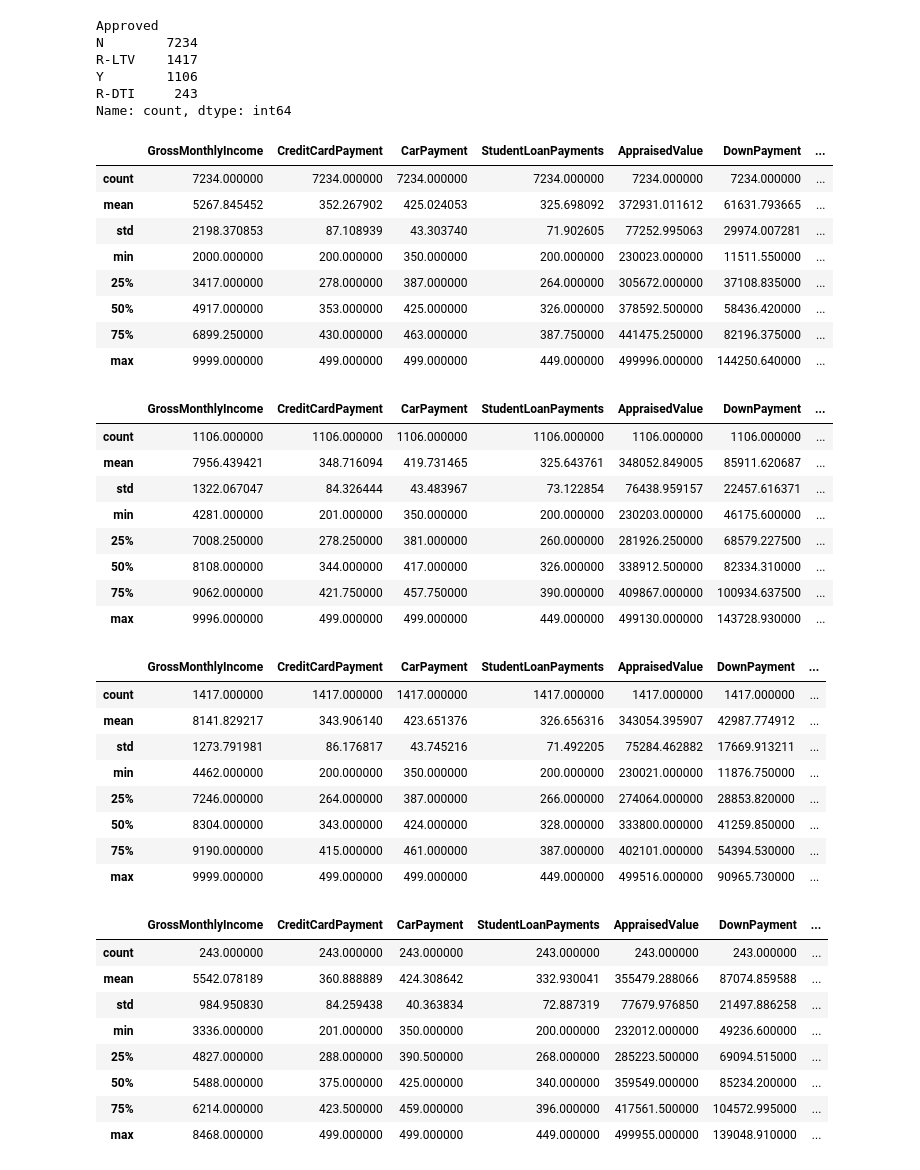
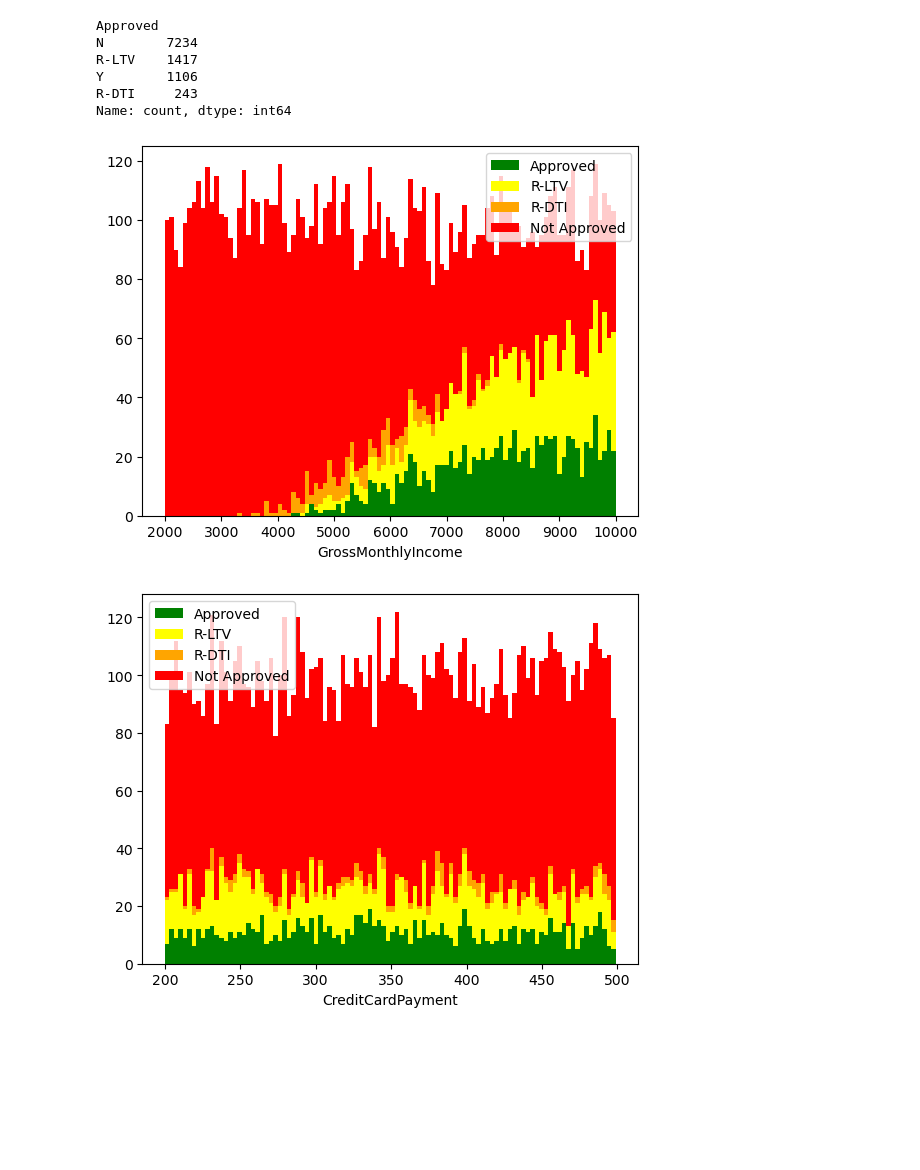
Before and after one commit to bellh14/HackUTD2023, a Jupyter notebook: DataAnalytics.ipynb, the cells around one changed output. Saved outputs shown, nothing was run; the diff lists cells and outputs as text; code cells hidden in the pictures; blank space fills up the shorter version.

```diff
--- a/DataAnalytics.ipynb
+++ b/DataAnalytics.ipynb
@@ -76,51 +76,14 @@ R-LTV    1417
 Y        1106
 R-DTI     243
 Name: count, dtype: int64
-# %%
-not_approvedDF.describe()
-# %% [output]
-|  | GrossMonthlyIncome | CreditCardPayment | CarPayment | StudentLoanPayments | AppraisedValue | DownPayment | ... |
-| count | 7234.000000 | 7234.000000 | 7234.000000 | 7234.000000 | 7234.000000 | 7234.000000 | ... |
-| mean | 5267.845452 | 352.267902 | 425.024053 | 325.698092 | 372931.011612 | 61631.793665 | ... |
-| std | 2198.370853 | 87.108939 | 43.303740 | 71.902605 | 77252.995063 | 29974.007281 | ... |
-| min | 2000.000000 | 200.000000 | 350.000000 | 200.000000 | 230023.000000 | 11511.550000 | ... |
-| 25% | 3417.000000 | 278.000000 | 387.000000 | 264.000000 | 305672.000000 | 37108.835000 | ... |
-| 50% | 4917.000000 | 353.000000 | 425.000000 | 326.000000 | 378592.500000 | 58436.420000 | ... |
-| 75% | 6899.250000 | 430.000000 | 463.000000 | 387.750000 | 441475.250000 | 82196.375000 | ... |
-| max | 9999.000000 | 499.000000 | 499.000000 | 449.000000 | 499996.000000 | 144250.640000 | ... |
-# %%
-approvedDF.describe()
-# %% [output]
-|  | GrossMonthlyIncome | CreditCardPayment | CarPayment | StudentLoanPayments | AppraisedValue | DownPayment | ... |
-| count | 1106.000000 | 1106.000000 | 1106.000000 | 1106.000000 | 1106.000000 | 1106.000000 | ... |
-| mean | 7956.439421 | 348.716094 | 419.731465 | 325.643761 | 348052.849005 | 85911.620687 | ... |
-| std | 1322.067047 | 84.326444 | 43.483967 | 73.122854 | 76438.959157 | 22457.616371 | ... |
-| min | 4281.000000 | 201.000000 | 350.000000 | 200.000000 | 230203.000000 | 46175.600000 | ... |
-| 25% | 7008.250000 | 278.250000 | 381.000000 | 260.000000 | 281926.250000 | 68579.227500 | ... |
-| 50% | 8108.000000 | 344.000000 | 417.000000 | 326.000000 | 338912.500000 | 82334.310000 | ... |
-| 75% | 9062.000000 | 421.750000 | 457.750000 | 390.000000 | 409867.000000 | 100934.637500 | ... |
-| max | 9996.000000 | 499.000000 | 499.000000 | 449.000000 | 499130.000000 | 143728.930000 | ... |
-# %%
-ltv_ristDF.describe()
-# %% [output]
-|  | GrossMonthlyIncome | CreditCardPayment | CarPayment | StudentLoanPayments | AppraisedValue | DownPayment | ... |
-| count | 1417.000000 | 1417.000000 | 1417.000000 | 1417.000000 | 1417.000000 | 1417.000000 | ... |
-| mean | 8141.829217 | 343.906140 | 423.651376 | 326.656316 | 343054.395907 | 42987.774912 | ... |
-| std | 1273.791981 | 86.176817 | 43.745216 | 71.492205 | 75284.462882 | 17669.913211 | ... |
-| min | 4462.000000 | 200.000000 | 350.000000 | 200.000000 | 230021.000000 | 11876.750000 | ... |
-| 25% | 7246.000000 | 264.000000 | 387.000000 | 266.000000 | 274064.000000 | 28853.820000 | ... |
-| 50% | 8304.000000 | 343.000000 | 424.000000 | 328.000000 | 333800.000000 | 41259.850000 | ... |
-| 75% | 9190.000000 | 415.000000 | 461.000000 | 387.000000 | 402101.000000 | 54394.530000 | ... |
-| max | 9999.000000 | 499.000000 | 499.000000 | 449.000000 | 499516.000000 | 90965.730000 | ... |
-# %%
-dti_riskDF.describe()
-# %% [output]
-|  | GrossMonthlyIncome | CreditCardPayment | CarPayment | StudentLoanPayments | AppraisedValue | DownPayment | ... |
-| count | 243.000000 | 243.000000 | 243.000000 | 243.000000 | 243.000000 | 243.000000 | ... |
-| mean | 5542.078189 | 360.888889 | 424.308642 | 332.930041 | 355479.288066 | 87074.859588 | ... |
-| std | 984.950830 | 84.259438 | 40.363834 | 72.887319 | 77679.976850 | 21497.886258 | ... |
-| min | 3336.000000 | 201.000000 | 350.000000 | 200.000000 | 232012.000000 | 49236.600000 | ... |
-| 25% | 4827.000000 | 288.000000 | 390.500000 | 268.000000 | 285223.500000 | 69094.515000 | ... |
-| 50% | 5488.000000 | 375.000000 | 425.000000 | 340.000000 | 359549.000000 | 85234.200000 | ... |
-| 75% | 6214.000000 | 423.500000 | 459.000000 | 396.000000 | 417561.500000 | 104572.995000 | ... |
-| max | 8468.000000 | 499.000000 | 499.000000 | 449.000000 | 499955.000000 | 139048.910000 | ... |
+# %%
+#Make a historgram graph of homebuyerDF with color of Approved on one graph
+for i in range(1, len(homebuyerDF.columns) - 1):
+    colName = homebuyerDF.columns[i]
+    plt.hist([approvedDF[colName], ltv_ristDF[colName], dti_riskDF[colName], not_approvedDF[colName]], bins=100, stacked=True, color=["green", "yellow", "orange", "red"])
+    plt.legend(["Approved", "R-LTV", "R-DTI", "Not Approved"])
+    plt.xlabel(colName)
+    plt.show()
+# %% [output]
+[figure, added]
+[figure, added]
```
Also changed, not shown: parts of 5 cells of this notebook.
